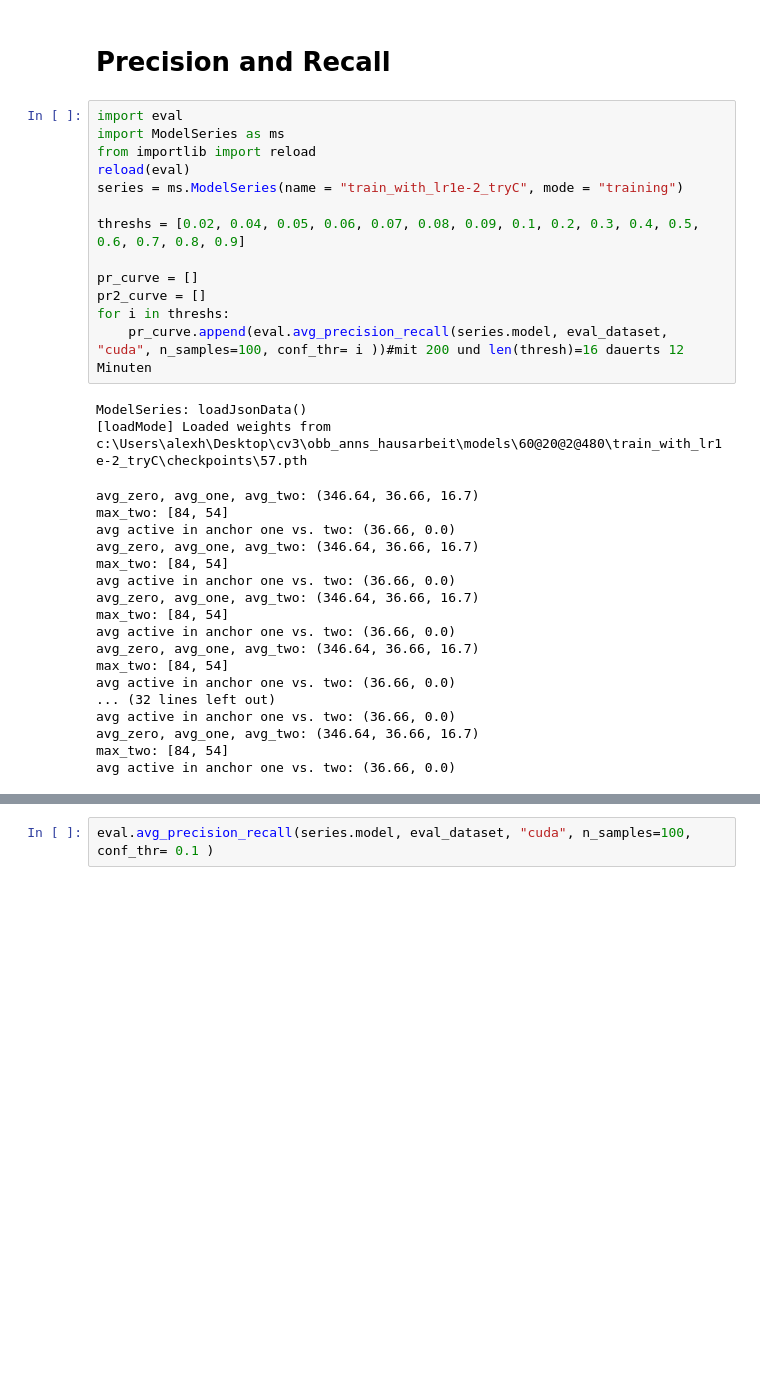
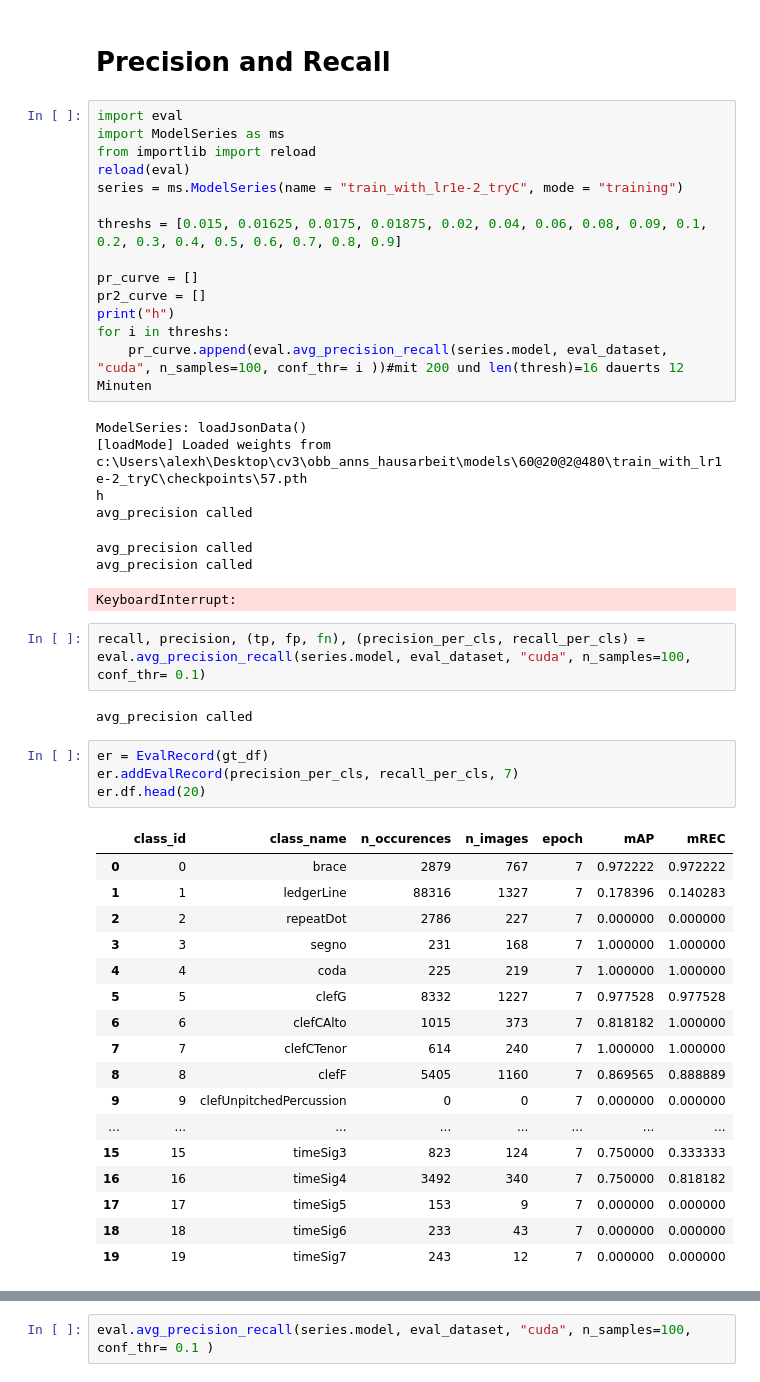
Before and after one commit to fusiongodo/yolo-score, a Jupyter notebook: visualize.ipynb, the cells around one changed output, grey strips where cells are left out. Cells and saved outputs as stored; diff of their text form; blank space fills up the shorter version.

Commit message:
debug ModelSeries, loss, training

```diff
--- a/visualize.ipynb
+++ b/visualize.ipynb
@@ -97,29 +98,44 @@ from importlib import reload
 reload(eval)
 series = ms.ModelSeries(name = "train_with_lr1e-2_tryC", mode = "training")
 
-threshs = [0.02, 0.04, 0.05, 0.06, 0.07, 0.08, 0.09, 0.1, 0.2, 0.3, 0.4, 0.5, 0.6, 0.7, 0.8, 0.9]
+threshs = [0.015, 0.01625, 0.0175, 0.01875, 0.02, 0.04, 0.06, 0.08, 0.09, 0.1, 0.2, 0.3, 0.4, 0.5, 0.6, 0.7, 0.8, 0.9]
 
 pr_curve = []
 pr2_curve = []
+print("h")
 for i in threshs:
     pr_curve.append(eval.avg_precision_recall(series.model, eval_dataset, "cuda", n_samples=100, conf_thr= i ))#mit 200 und len(thresh)=16 dauerts 12 Minuten
 # %% [output]
 ModelSeries: loadJsonData()
 [loadMode] Loaded weights from c:\Users\alexh\Desktop\cv3\obb_anns_hausarbeit\models\60@20@2@480\train_with_lr1e-2_tryC\checkpoints\57.pth
+h
+avg_precision called
-avg_zero, avg_one, avg_two: (346.64, 36.66, 16.7)
-max_two: [84, 54]
-avg active in anchor one vs. two: (36.66, 0.0)
-avg_zero, avg_one, avg_two: (346.64, 36.66, 16.7)
-max_two: [84, 54]
-avg active in anchor one vs. two: (36.66, 0.0)
-avg_zero, avg_one, avg_two: (346.64, 36.66, 16.7)
-max_two: [84, 54]
-avg active in anchor one vs. two: (36.66, 0.0)
-avg_zero, avg_one, avg_two: (346.64, 36.66, 16.7)
-max_two: [84, 54]
-avg active in anchor one vs. two: (36.66, 0.0)
-... (32 lines left out)
-avg active in anchor one vs. two: (36.66, 0.0)
-avg_zero, avg_one, avg_two: (346.64, 36.66, 16.7)
-max_two: [84, 54]
-avg active in anchor one vs. two: (36.66, 0.0)
+avg_precision called
+avg_precision called
+KeyboardInterrupt:
+# %%
+recall, precision, (tp, fp, fn), (precision_per_cls, recall_per_cls) = eval.avg_precision_recall(series.model, eval_dataset, "cuda", n_samples=100, conf_thr= 0.1)
+# %% [output]
+avg_precision called
+# %%
+er = EvalRecord(gt_df)
+er.addEvalRecord(precision_per_cls, recall_per_cls, 7)
+er.df.head(20)
+# %% [output]
+|  | class_id | class_name | n_occurences | n_images | epoch | mAP | mREC |
+| 0 | 0 | brace | 2879 | 767 | 7 | 0.972222 | 0.972222 |
+| 1 | 1 | ledgerLine | 88316 | 1327 | 7 | 0.178396 | 0.140283 |
+| 2 | 2 | repeatDot | 2786 | 227 | 7 | 0.000000 | 0.000000 |
+| 3 | 3 | segno | 231 | 168 | 7 | 1.000000 | 1.000000 |
+| 4 | 4 | coda | 225 | 219 | 7 | 1.000000 | 1.000000 |
+| 5 | 5 | clefG | 8332 | 1227 | 7 | 0.977528 | 0.977528 |
+| 6 | 6 | clefCAlto | 1015 | 373 | 7 | 0.818182 | 1.000000 |
+| 7 | 7 | clefCTenor | 614 | 240 | 7 | 1.000000 | 1.000000 |
+| 8 | 8 | clefF | 5405 | 1160 | 7 | 0.869565 | 0.888889 |
+| 9 | 9 | clefUnpitchedPercussion | 0 | 0 | 7 | 0.000000 | 0.000000 |
+| ... | ... | ... | ... | ... | ... | ... | ... |
+| 15 | 15 | timeSig3 | 823 | 124 | 7 | 0.750000 | 0.333333 |
+| 16 | 16 | timeSig4 | 3492 | 340 | 7 | 0.750000 | 0.818182 |
+| 17 | 17 | timeSig5 | 153 | 9 | 7 | 0.000000 | 0.000000 |
+| 18 | 18 | timeSig6 | 233 | 43 | 7 | 0.000000 | 0.000000 |
+| 19 | 19 | timeSig7 | 243 | 12 | 7 | 0.000000 | 0.000000 |
```
Also changed, not shown: parts of 8 cells of this notebook, 9 other files.
